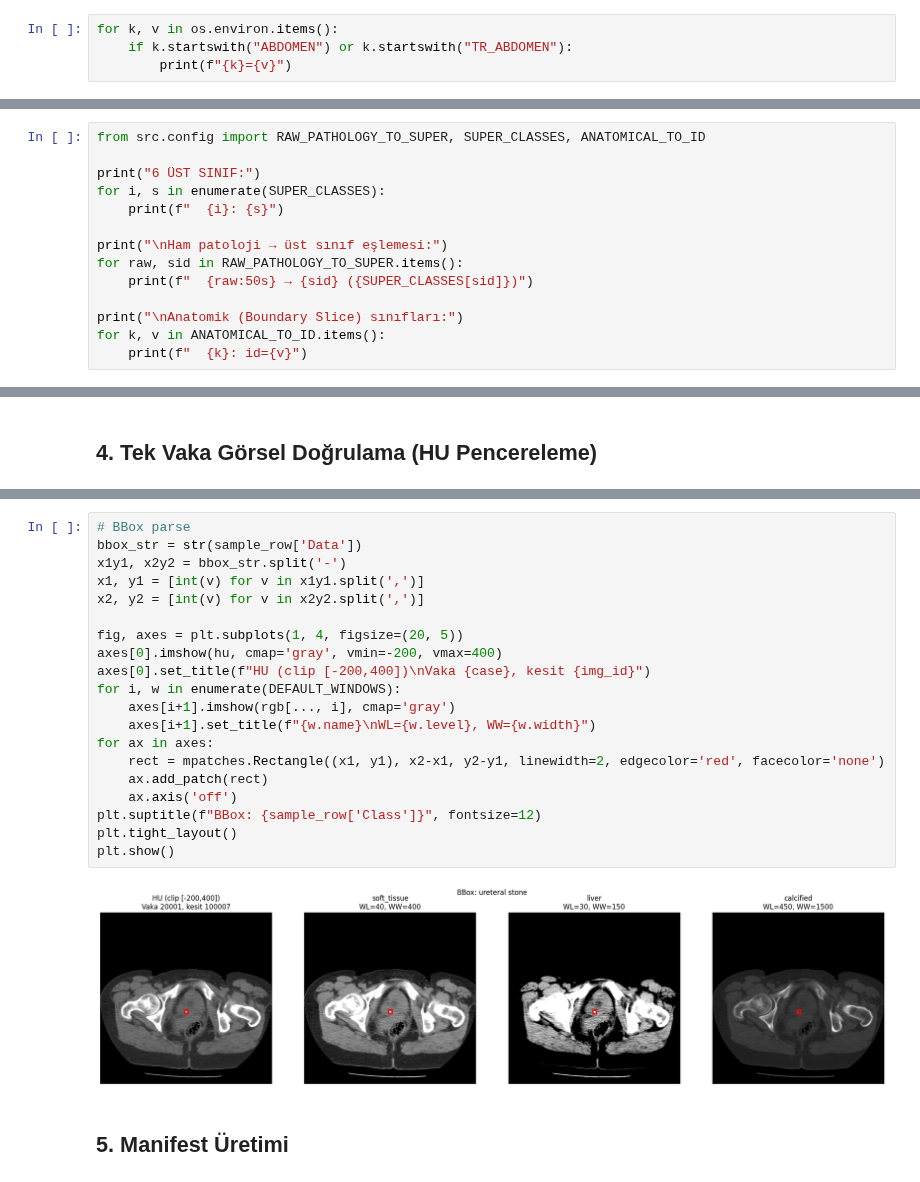
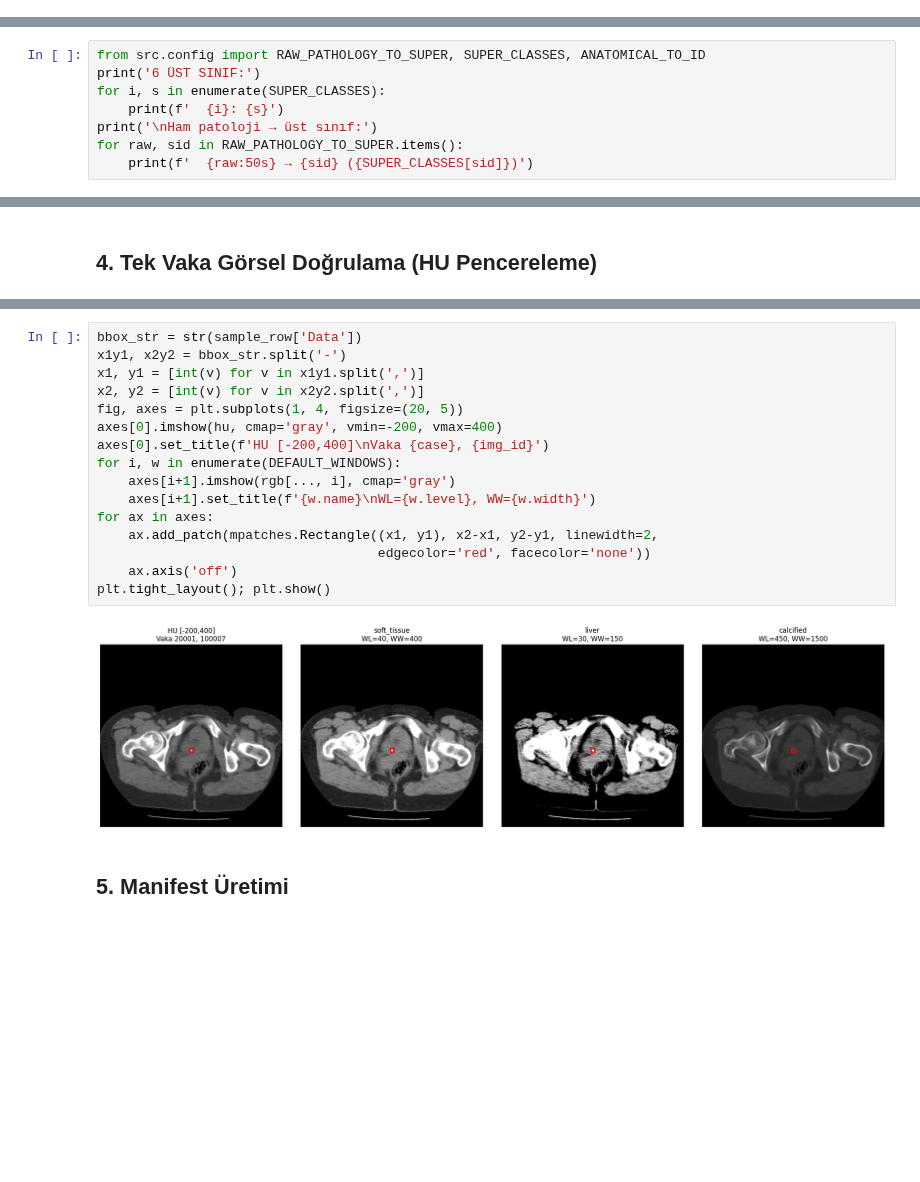
Before and after one commit to ramazan2020/abdomen1, a Jupyter notebook: Faz1_Veri_Hazirlik_1fold.ipynb, the cells around one changed output, grey strips where cells are left out. Saved outputs shown, nothing was run; the diff lists cells and outputs as text; blank space fills up the shorter version.

```diff
--- a/Faz1_Veri_Hazirlik_1fold.ipynb
+++ b/Faz1_Veri_Hazirlik_1fold.ipynb
@@ -30,4 +14,0 @@ True
-# %%
-for k, v in os.environ.items():
-    if k.startswith("ABDOMEN") or k.startswith("TR_ABDOMEN"):
-        print(f"{k}={v}")
@@ -160,18 +110,12 @@ Name: count, dtype: int64
 ## 3. Ham Etiket → 6 Üst Sınıf Eşleme
 # %%
 from src.config import RAW_PATHOLOGY_TO_SUPER, SUPER_CLASSES, ANATOMICAL_TO_ID
-
-print("6 ÜST SINIF:")
+print('6 ÜST SINIF:')
 for i, s in enumerate(SUPER_CLASSES):
-    print(f"  {i}: {s}")
-
-print("\nHam patoloji → üst sınıf eşlemesi:")
+    print(f'  {i}: {s}')
+print('\nHam patoloji → üst sınıf:')
 for raw, sid in RAW_PATHOLOGY_TO_SUPER.items():
-    print(f"  {raw:50s} → {sid} ({SUPER_CLASSES[sid]})")
-
-print("\nAnatomik (Boundary Slice) sınıfları:")
-for k, v in ANATOMICAL_TO_ID.items():
-    print(f"  {k}: id={v}")
+    print(f'  {raw:50s} → {sid} ({SUPER_CLASSES[sid]})')
 # %% [output]
 6 ÜST SINIF:
   0: acute_cholecystitis
@@ -243,24 +180,20 @@ HU shape: (512, 512), min=-1024 max=1215
 # %%
-# BBox parse
 bbox_str = str(sample_row['Data'])
 x1y1, x2y2 = bbox_str.split('-')
 x1, y1 = [int(v) for v in x1y1.split(',')]
 x2, y2 = [int(v) for v in x2y2.split(',')]
-
 fig, axes = plt.subplots(1, 4, figsize=(20, 5))
 axes[0].imshow(hu, cmap='gray', vmin=-200, vmax=400)
-axes[0].set_title(f"HU (clip [-200,400])\nVaka {case}, kesit {img_id}")
+axes[0].set_title(f'HU [-200,400]\nVaka {case}, {img_id}')
 for i, w in enumerate(DEFAULT_WINDOWS):
     axes[i+1].imshow(rgb[..., i], cmap='gray')
-    axes[i+1].set_title(f"{w.name}\nWL={w.level}, WW={w.width}")
+    axes[i+1].set_title(f'{w.name}\nWL={w.level}, WW={w.width}')
 for ax in axes:
-    rect = mpatches.Rectangle((x1, y1), x2-x1, y2-y1, linewidth=2, edgecolor='red', facecolor='none')
-    ax.add_patch(rect)
+    ax.add_patch(mpatches.Rectangle((x1, y1), x2-x1, y2-y1, linewidth=2,
+                                    edgecolor='red', facecolor='none'))
     ax.axis('off')
-plt.suptitle(f"BBox: {sample_row['Class']}", fontsize=12)
-plt.tight_layout()
-plt.show()
+plt.tight_layout(); plt.show()
 # %% [output]
-[figure, old version]
+[figure, new version]
 # %% [markdown]
 ## 5. Manifest Üretimi
```
Also changed, not shown: parts of 17 cells of this notebook, 23 other files.
